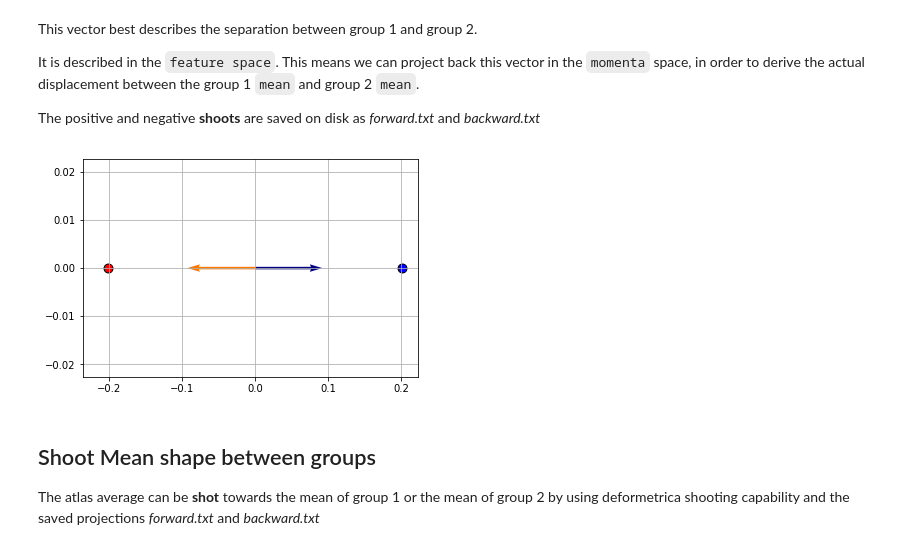
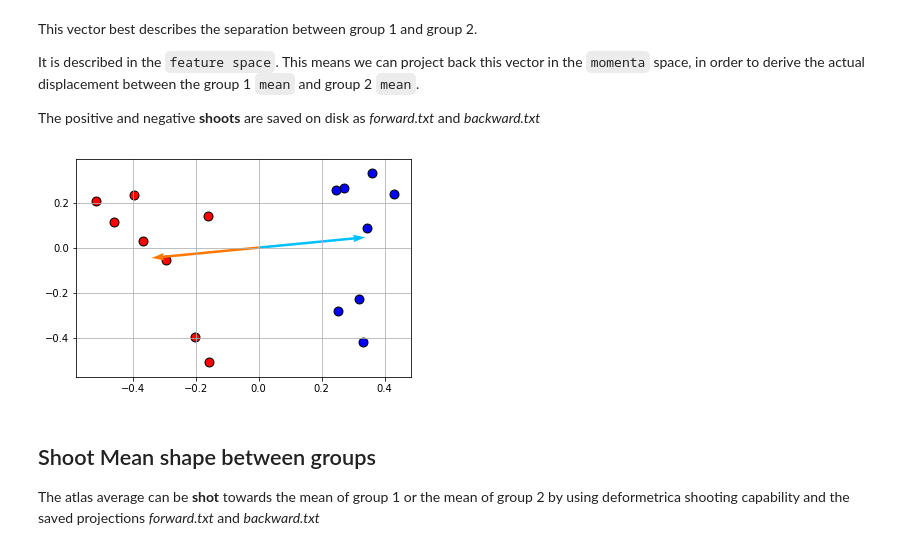
Before and after one commit to marta-vidalgarcia/landmark-free-deformetrica, a Jupyter notebook: shape-statistics-analysis.ipynb, the cells around one changed output. Saved outputs shown, nothing was run; the diff lists cells and outputs as text; code cells hidden in the pictures.

```diff
--- a/shape-statistics-analysis.ipynb
+++ b/shape-statistics-analysis.ipynb
@@ -133,0 +133,27 @@ g2 = df['GroupId'].values > 0
+# %%
+classes = np.loadtxt(os.path.join(working_directory, 'classes.txt'))
+g1 = classes < 0
+g2 = classes > 0
+
+import pandas as pd
+df = pd.DataFrame()
+df['initial mesh file'] = [
+    '07_5f.vtk',
+    '08_6a.vtk',
+    '08_6b.vtk',
+    '08_6g.vtk',
+    '09_4e.vtk',
+    '09_4i.vtk',
+    '09_4j.vtk',
+    '09_4k.vtk',
+    '09_4l.vtk',
+    '11_4e.vtk',
+    '11_4f.vtk',
+    '11_4g.vtk',
+    '13_5b.vtk',
+    '13_5c.vtk',
+    '13_5d.vtk',
+    '13_5a.vtk']
+df['GroupId'] = classes
+
+df
@@ -205,19 +283,19 @@ np.savetxt(os.path.join(shooting_directory, 'backward.txt'), -.5 * shoot)
 # %%
 import matplotlib.cm as cm
 plt.scatter(X_kpca[g1, 0], X_kpca[g1, 1], c="red",
             s=80, edgecolor='k')
 plt.scatter(X_kpca[g2, 0], X_kpca[g2, 1], c="blue",
             s=80, edgecolor='k')
 plt.quiver([0, 0],
            [0, 0],
            [ .5 * separation_vector[0], -.5 * separation_vector[0]],
            [ .5 * separation_vector[1], -.5 * separation_vector[1]],
-           color=cm.jet([0, 200]),
+           color=cm.jet([80, 200]),
            scale=1)
 
 plt.grid(True)
 # %% [output]
-[figure, old version]
+[figure, new version]
 # %% [markdown]
 ## Shoot Mean shape between groups
 
```
Also changed, not shown: parts of 10 cells of this notebook, 1 other file.
